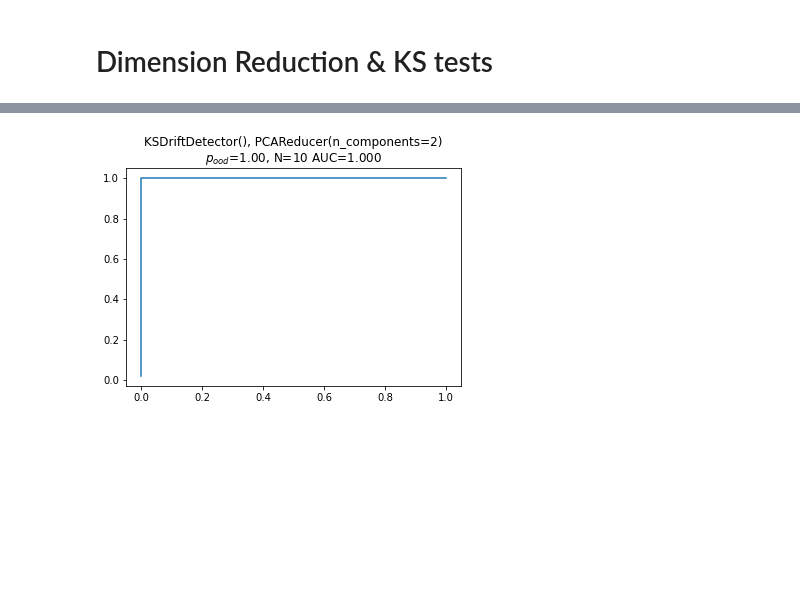
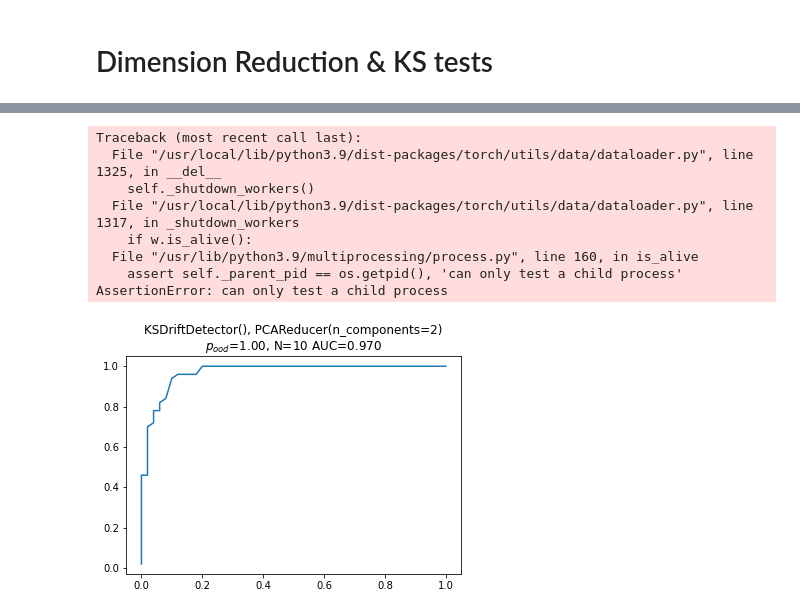
Before and after one commit to TorchDrift/TorchDrift, a Jupyter notebook: notebooks/drift_detection_on_images.ipynb, the cells around one changed output, grey strips where cells are left out. Cells and saved outputs as stored; diff of their text form; code cells hidden in the pictures; blank space fills up the shorter version.

```diff
--- a/notebooks/drift_detection_on_images.ipynb
+++ b/notebooks/drift_detection_on_images.ipynb
@@ -250,7 +250,7 @@ feature_extractor.classifier = torch.nn.Identity()
 # %%
 drift_detector = torchdrift.detectors.KernelMMDDriftDetector()
 # %%
-drift_detector.fit(datamodule.train_dataloader().dataset, feature_extractor)
+torchdrift.utils.fit(datamodule.train_dataloader(), feature_extractor, drift_detector)
 # %% [markdown]
 We can then put the drift detector to action.
 # %%
@@ -307,7 +307,7 @@ ood_datamodule = OurDataModule(parent=datamodule, additional_transform=corruptio
 ood_ratio = 1.0
 sample_size = 10
 experiment = torchdrift.utils.DriftDetectionExperiment(od_model, feature_extractor, ood_ratio=ood_ratio, sample_size=sample_size)
-experiment.post_training(datamodule.train_dataloader().dataset)
+experiment.post_training(datamodule.train_dataloader())
 auc, (fp, tp) = experiment.evaluate(ind_datamodule, ood_datamodule)
 pyplot.plot(fp, tp)
 pyplot.title(label=f'{type(od_model).__name__}, $p_{{ood}}$={ood_ratio:.2f}, N={sample_size} AUC={auc:.3f}')
@@ -324,5 +322,5 @@ feature_extractor_red = torch.nn.Sequential(feature_extractor, red).cuda()
 # %%
-detector.fit(datamodule.train_dataloader().dataset, feature_extractor_red)
+torchdrift.utils.fit(datamodule.train_dataloader(), feature_extractor, [red, detector])
 # %%
 detector.compute_p_value(feature_extractor_red(inputs.cuda()))
 # %% [output]
@@ -330,9 +328,18 @@ detector.compute_p_value(feature_extractor_red(inputs.cuda()))
 # %%
-experiment = torchdrift.utils.DriftDetectionExperiment(detector, feature_extractor_red, ood_ratio=ood_ratio, sample_size=sample_size)
-experiment.post_training(datamodule.train_dataloader().dataset)
+reducer_detector = torch.nn.Sequential(red, detector)
+experiment = torchdrift.utils.DriftDetectionExperiment(reducer_detector, feature_extractor, ood_ratio=ood_ratio, sample_size=sample_size)
+experiment.post_training(datamodule.train_dataloader())
 auc, (fp, tp) = experiment.evaluate(ind_datamodule, ood_datamodule)
 pyplot.plot(fp, tp)
 pyplot.title(label=f'{detector}, {red}\n$p_{{ood}}$={ood_ratio:.2f}, N={sample_size} AUC={auc:.3f}')
 pyplot.show()
 # %% [output]
+Traceback (most recent call last):
+  File "/usr/local/lib/python3.9/dist-packages/torch/utils/data/dataloader.py", line 1325, in __del__
+    self._shutdown_workers()
+  File "/usr/local/lib/python3.9/dist-packages/torch/utils/data/dataloader.py", line 1317, in _shutdown_workers
+    if w.is_alive():
+  File "/usr/lib/python3.9/multiprocessing/process.py", line 160, in is_alive
+    assert self._parent_pid == os.getpid(), 'can only test a child process'
+AssertionError: can only test a child process
-[figure, old version]
+[figure, new version]
```
Also changed, not shown: parts of 11 cells of this notebook, 10 other files.
